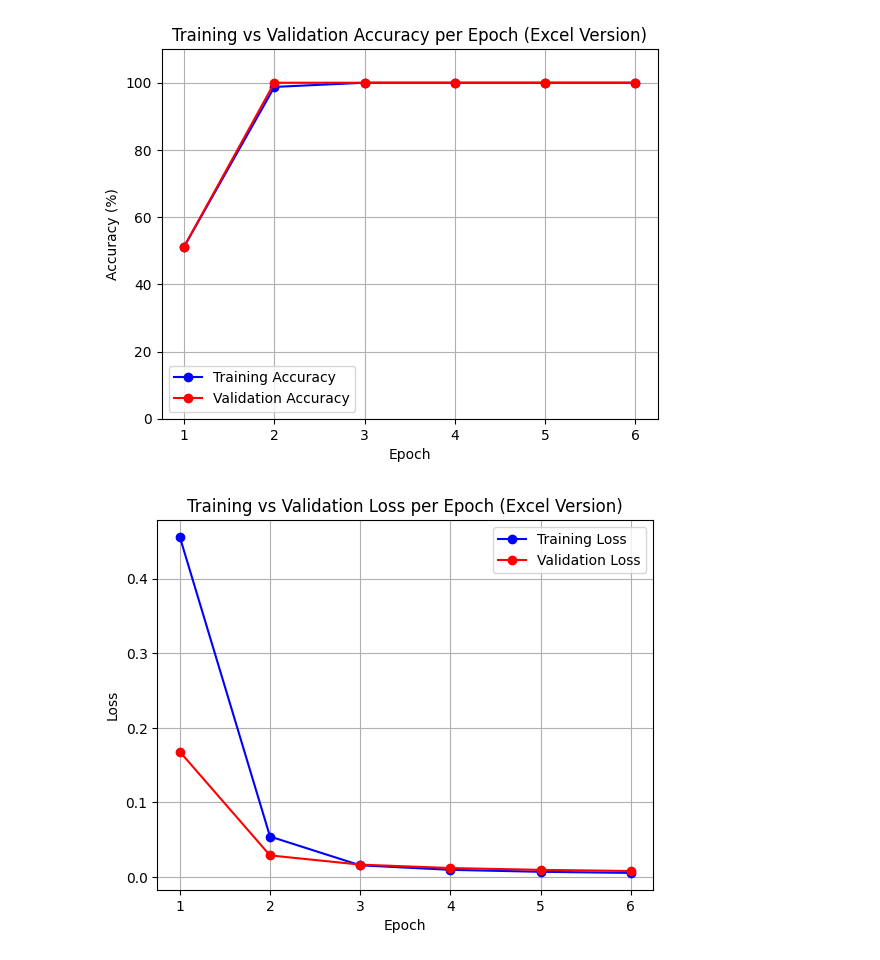
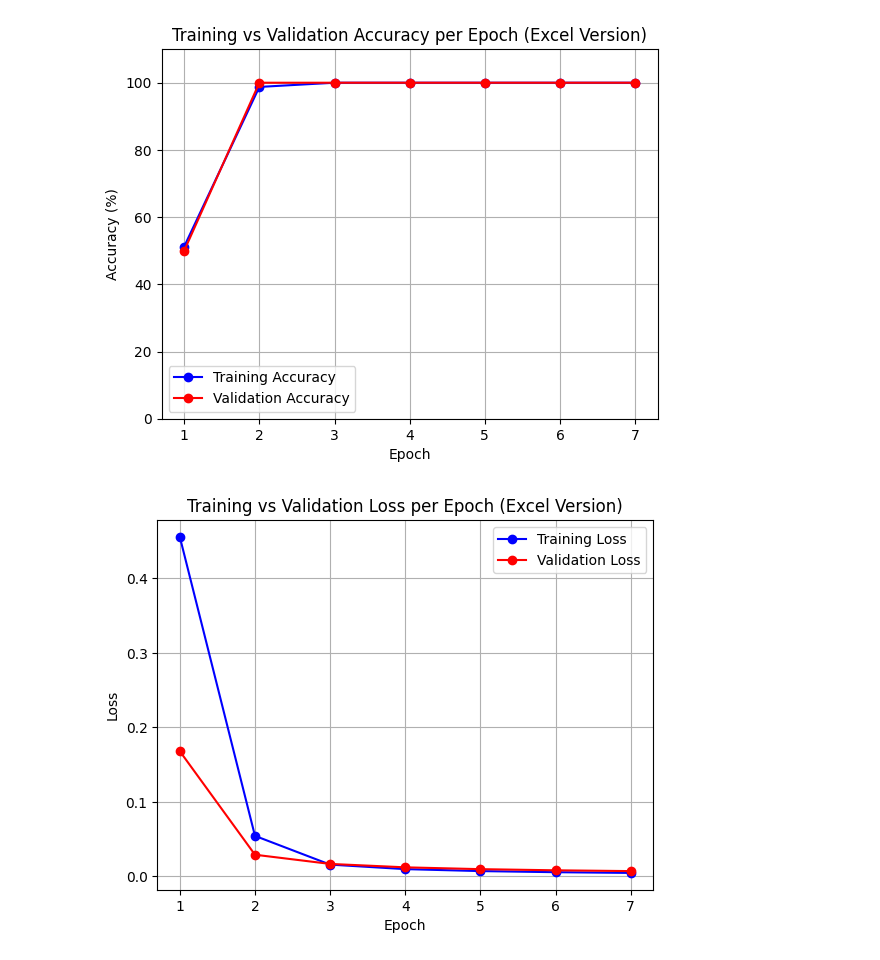
Before and after one commit to herlinalim-ugm/TugasSLP, a Jupyter notebook: Tugas01-SLP Excel Version (HER).ipynb, the cells around one changed output. Cells and saved outputs as stored; diff of their text form; code cells hidden in the pictures.

```diff
--- a/Tugas01-SLP Excel Version (HER).ipynb
+++ b/Tugas01-SLP Excel Version (HER).ipynb
@@ -2,39 +2,41 @@
 import pandas as pd
 import matplotlib.pyplot as plt
 
-# Load data CSV
-df = pd.read_csv("dataexcel.csv", sep=";")
+# Load data CSV (with shuffle)
+df = pd.read_csv("dataexcel-shuffle.csv", sep=";")
+# Load data CSV (no shuffle)
+# df = pd.read_csv("dataexcel-noshuffle.csv", sep=";")
 train_acc = df["train_acc"].values
 val_acc   = df["val_acc"].values
 train_loss= df["train_loss"].values
 val_loss  = df["val_loss"].values
 # %%
 # Plot training and validation accuracy
-x = [1, 2, 3, 4, 5, 6]
+x = [1, 2, 3, 4, 5, 6, 7]
 
 plt.plot(x, train_acc, marker='o', linestyle='-', color='b', label='Training Accuracy')
 plt.plot(x, val_acc, marker='o', linestyle='-', color='r', label='Validation Accuracy')
 
 plt.title('Training vs Validation Accuracy per Epoch (Excel Version)')
 plt.xlabel('Epoch')
 plt.ylabel('Accuracy (%)')
 plt.xticks(x)
 plt.ylim(0, 110)
 plt.legend()
 plt.grid(True)
 plt.show()
 
 # Plot training and validation loss
 plt.plot(x, train_loss, marker='o', linestyle='-', color='b', label='Training Loss')
 plt.plot(x, val_loss, marker='o', linestyle='-', color='r', label='Validation Loss')
 
 plt.title('Training vs Validation Loss per Epoch (Excel Version)')
 plt.xlabel('Epoch')
 plt.ylabel('Loss')
 plt.xticks(x)
 plt.legend()
 plt.grid(True)
 plt.show()
 # %% [output]
-[figure, old version]
+[figure, new version]
-[figure, old version]
+[figure, new version]
```
Also changed, not shown: 3 other files.
